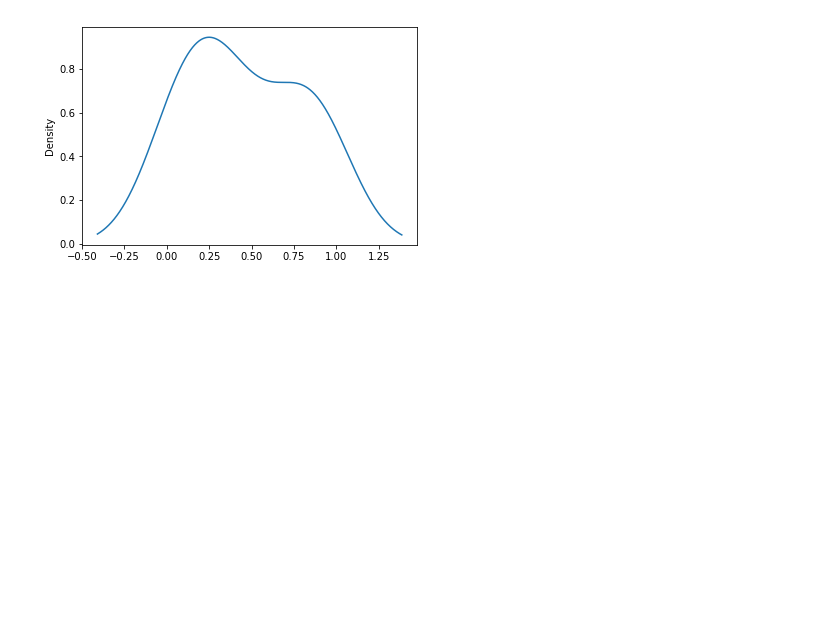
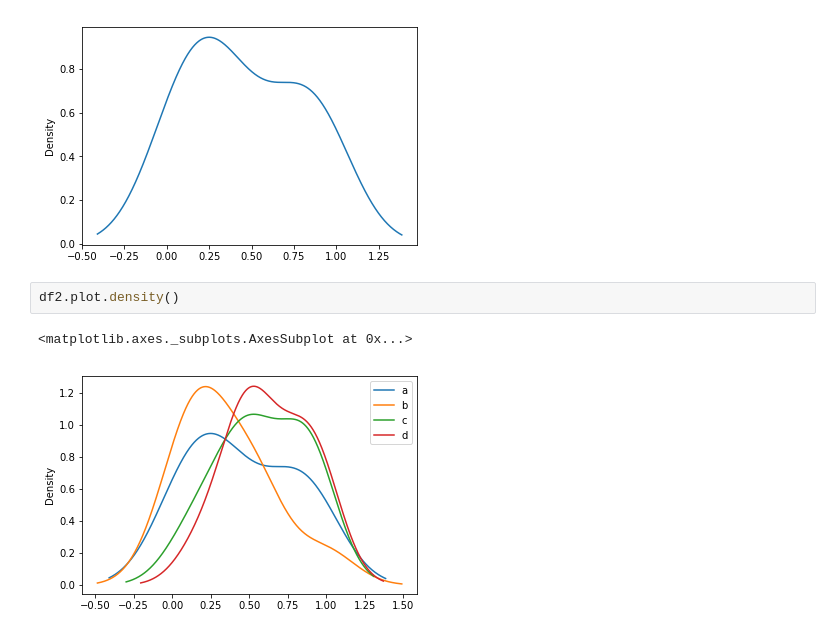
Before and after one commit to vitaliAI/Python-Source-Code, a Jupyter notebook: Visualization with Matplotlib and Pandas/Pandas Data Visualisation.ipynb, the cells around one changed output. Drawn from its saved outputs; the diff is of its cells as text; blank space fills up the shorter version.

```diff
--- a/Visualization with Matplotlib and Pandas/Pandas Data Visualisation.ipynb
+++ b/Visualization with Matplotlib and Pandas/Pandas Data Visualisation.ipynb
@@ -133,3 +133,8 @@ df2['a'].plot.density()
 # %% [output]
 <matplotlib.axes._subplots.AxesSubplot at 0x...>
 [figure]
+# %%
+df2.plot.density()
+# %% [output]
+<matplotlib.axes._subplots.AxesSubplot at 0x...>
+[figure, added]
```
Also changed, not shown: 1 other file.
